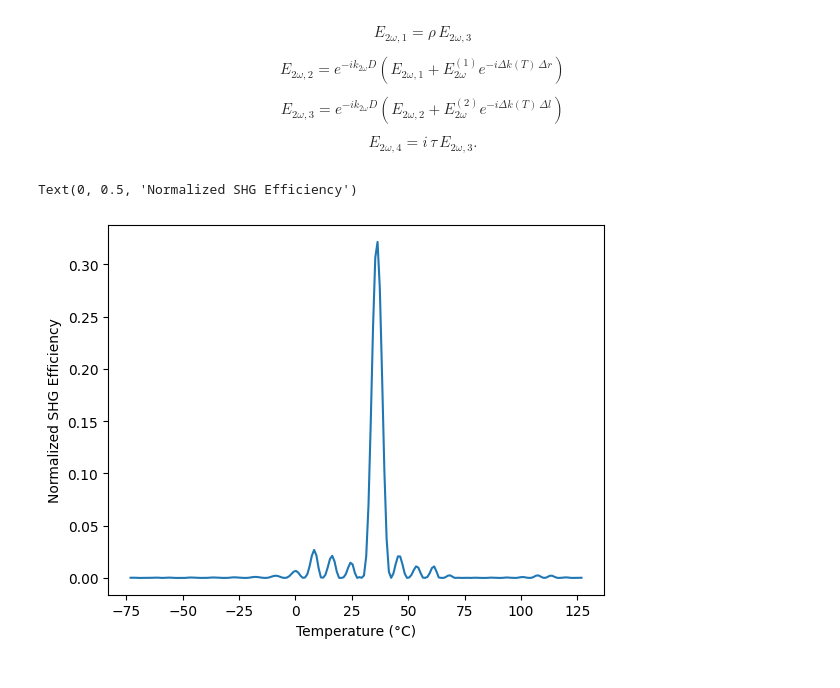
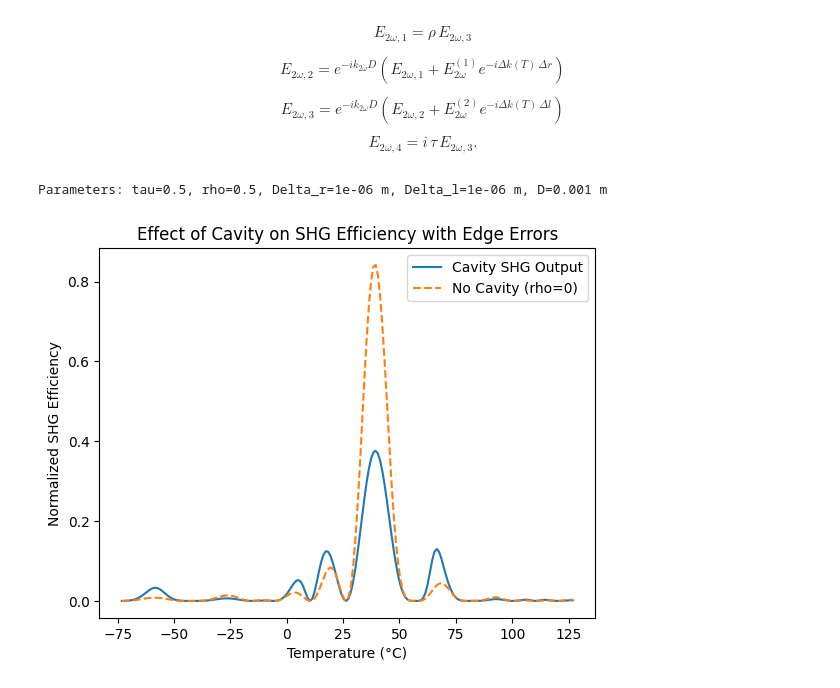
Before and after one commit to qpit/Eskild-Project-2026, a Jupyter notebook: main_document.ipynb, the cells around one changed output. Saved outputs shown, nothing was run; the diff lists cells and outputs as text; code cells hidden in the pictures.

Commit message:
Fixed some plotting, added function to see envelope of the field.

```diff
--- a/main_document.ipynb
+++ b/main_document.ipynb
@@ -163,12 +163,16 @@ Delta_r = 1e-6 #Error in the right edge of the crystal
 Delta_l = 1e-6 #Error in the left edge of the crystal
 D = 1e-3 #Distance from the crystal to the output coupler
 exiting_field = final_cavity_field(tau, rho, QPM, L, Delta_r, Delta_l, D, n_value_array[0,:], omegas[0], n_value_array[1,:], omegas[1])
+exiting_field_no_cavity = final_cavity_field(tau, 0, QPM, L, Delta_r, Delta_l, D, n_value_array[0,:], omegas[0], n_value_array[1,:], omegas[1])
 # %%
 fig,ax = plt.subplots()
 ax.set_xlabel("Temperature (°C)")
-ax.set_ylabel("SHG at output (a.u.)")
-ax.plot(temperature - 273.15, np.abs(exiting_field)**2, label='Cavity SHG Output')
 ax.set_ylabel("Normalized SHG Efficiency")
+ax.plot(temperature - 273.15, (np.abs(exiting_field)/L)**2, label='Cavity SHG Output')
+ax.plot(temperature - 273.15, (np.abs(exiting_field_no_cavity)/L)**2, label='No Cavity (rho=0)', linestyle='--')
+ax.set_title("Effect of Cavity on SHG Efficiency with Edge Errors")
+ax.legend()
+print(f"Parameters: tau={tau}, rho={rho}, Delta_r={Delta_r} m, Delta_l={Delta_l} m, D={D} m")
 # %% [output]
-Text(0, 0.5, 'Normalized SHG Efficiency')
+Parameters: tau=0.5, rho=0.5, Delta_r=1e-06 m, Delta_l=1e-06 m, D=0.001 m
-[figure, old version]
+[figure, new version]
```
Also changed, not shown: parts of 4 cells of this notebook, 1 other file.
